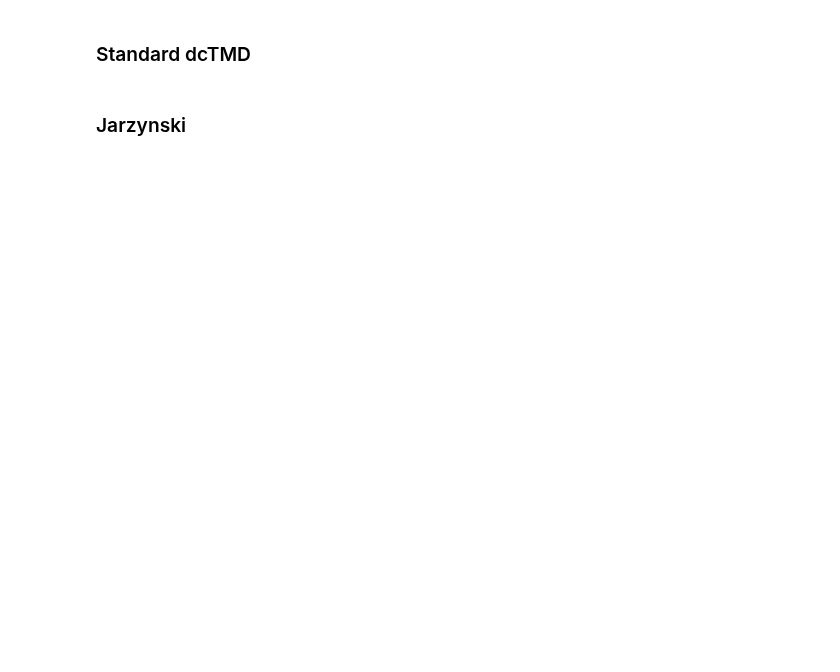
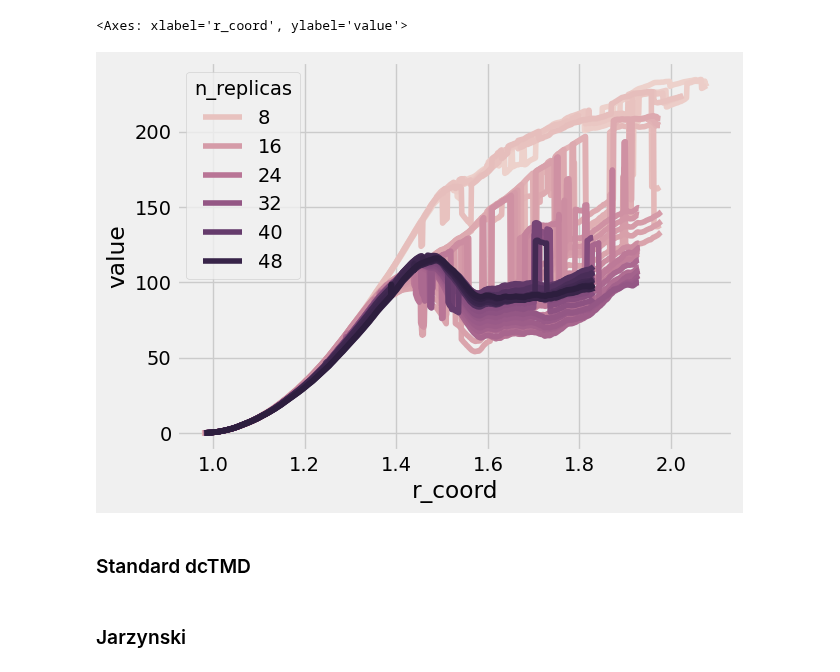
Before and after one commit to forlilab/autopath, a Jupyter notebook: examples/sMD/dctmd_gmm.ipynb, the cells around one changed output. Drawn from its saved outputs; the diff is of its cells as text; code cells hidden in the pictures; blank space fills up the shorter version.

```diff
--- a/examples/sMD/dctmd_gmm.ipynb
+++ b/examples/sMD/dctmd_gmm.ipynb
@@ -35,0 +80,3 @@ results.head()
+# %%
+data = pd.read_csv(f"{sysname}/{smd_folder}/analysis/pmfs_speed_0.005.csv")
+data.head()
@@ -36,3 +93,8 @@ results.head()
+# %%
+sns.lineplot(data=data, x='r_coord', y='value', hue='n_replicas')
+# %% [output]
+<Axes: xlabel='r_coord', ylabel='value'>
+[figure, added]
 # %% [markdown]
 ### Standard dcTMD
 # %%
```
Also changed, not shown: parts of 6 cells of this notebook.
